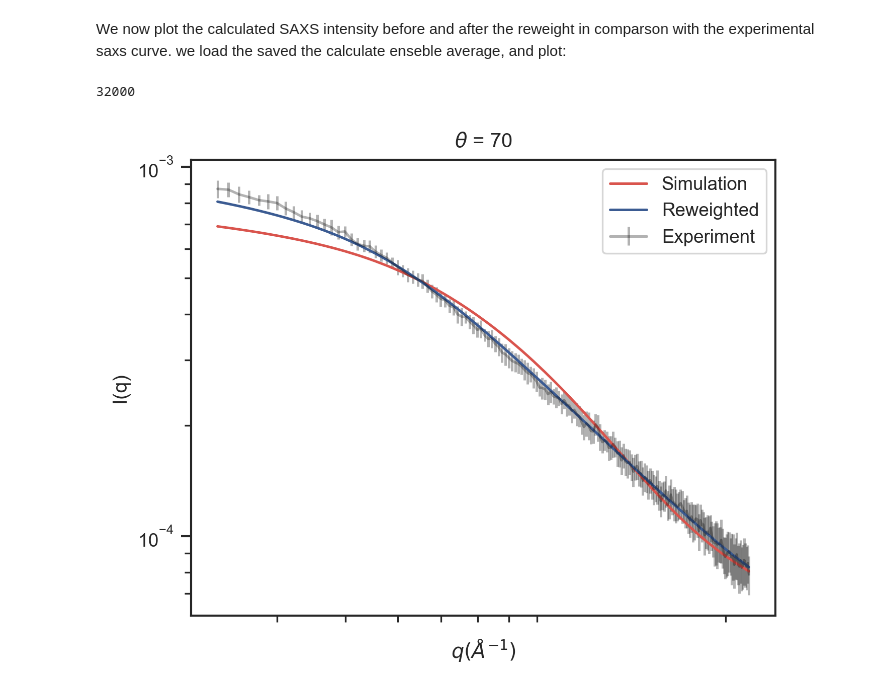
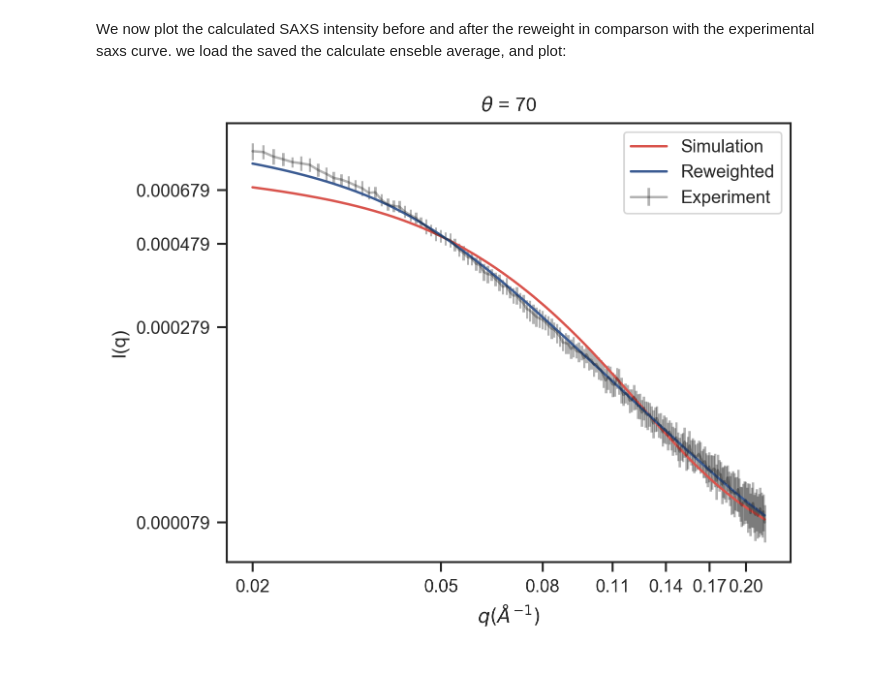
Before and after one commit to KULL-Centre/papers, a Jupyter notebook: 2019/IDP-methods-Ahmed-et-al/notebook/notebook_09_06_2019.ipynb, the cells around one changed output. Drawn from its saved outputs; the diff is of its cells as text; code cells hidden in the pictures.

Commit message:
fixed xticks on saxs plot

```diff
--- a/2019/IDP-methods-Ahmed-et-al/notebook/notebook_09_06_2019.ipynb
+++ b/2019/IDP-methods-Ahmed-et-al/notebook/notebook_09_06_2019.ipynb
@@ -465,24 +467,28 @@ We now plot the calculated SAXS intensity before and after the reweight in compa
 # %%
 ### load SAXS profiles saved by BME
 sts = np.loadtxt("example2_4_.stats.dat");
 
 ## plot figure
-fig, ax1 = plt.subplots(figsize=(5, 4))
+fig, ax = plt.subplots(figsize=(5, 4))
+plt.loglog()
+from matplotlib.ticker import FormatStrFormatter
+ax.xaxis.set_major_formatter(FormatStrFormatter("%.2f"))
+ax.yaxis.set_major_formatter(FormatStrFormatter("%.6f"))
+ax.minorticks_off()
+ax.set_xticks(np.arange(min(sts[:,0]),max(sts[:,0]), 0.03))
+ax.set_yticks(np.arange(min(sts[:,1]),max(sts[:,1]), 0.0002))
+
+ax.errorbar(sts[:,0],sts[:,1],yerr=sts[:,2],alpha=0.3,label="Experiment", c=c1)
 plt.plot(sts[:,0],sts[:,3],label="Simulation",c=c2 )
 plt.plot(sts[:,0],sts[:,4],label="Reweighted" ,c=c3)
 plt.title(r"$\theta$ = " + np.str(theta))
-print(len(Rg))
-plt.errorbar(sts[:,0],sts[:,1],yerr=sts[:,2],alpha=0.3,label="Experiment", c=c1)
+
+
 plt.xlabel("$q (\AA^{-1})$")
-#plt.yscale('log')
-plt.loglog()
-sns.set_style("ticks")
-plt.xticks(np.arange(1, 0, step=0.2))
 
-plt.legend( prop={'size': 7.5})
+#plt.legend( prop={'size': 7.5})
 plt.ylabel("I(q)",)
 plt.legend()
 plt.show()
 # %% [output]
-32000
-[figure, old version]
+[figure, new version]
```
Also changed, not shown: parts of 2 cells of this notebook.
